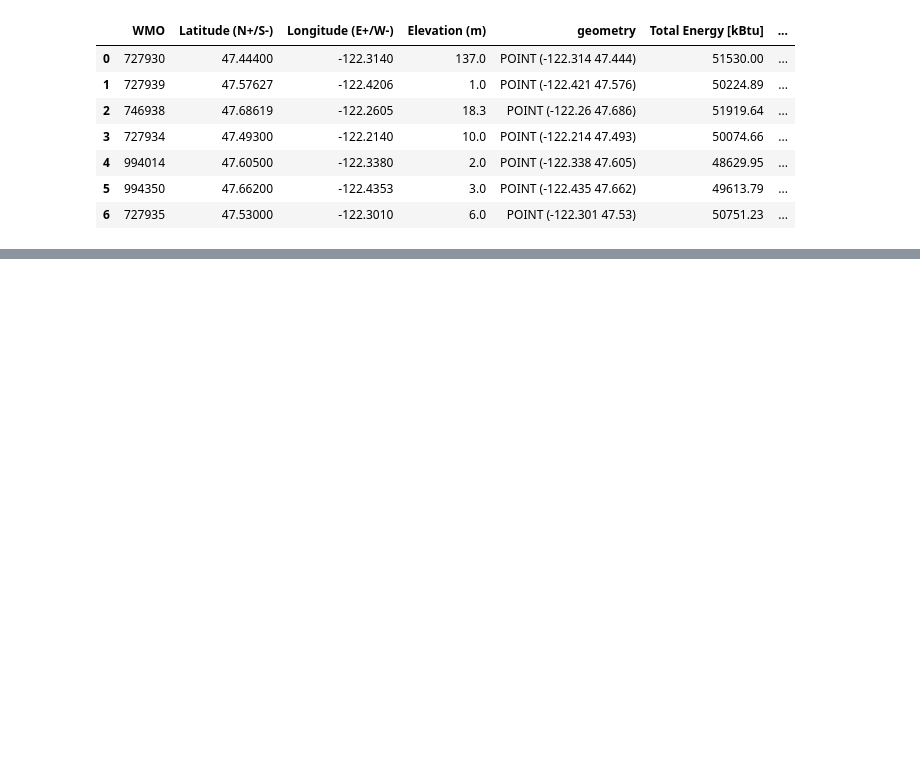
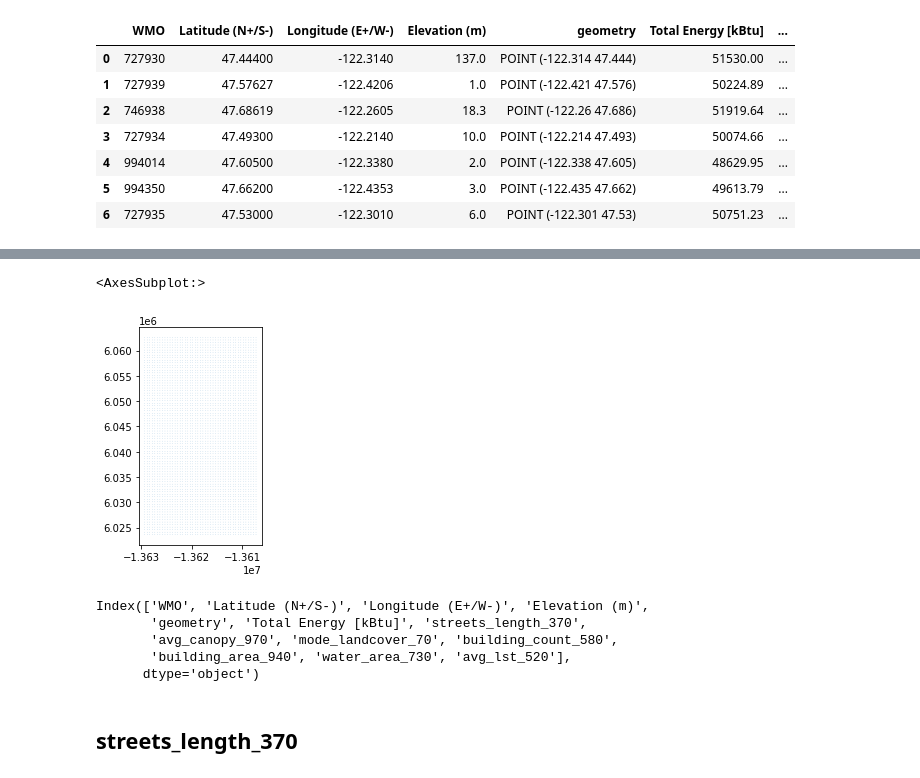
Before and after one commit to aworthyperson/Paper_three_map, a Jupyter notebook: 3_gridding_and_modeling.ipynb, the cells around one changed output, grey strips where cells are left out. Cells and saved outputs as stored; diff of their text form; code cells hidden in the pictures; blank space fills up the shorter version.

```diff
--- a/3_gridding_and_modeling.ipynb
+++ b/3_gridding_and_modeling.ipynb
@@ -264,0 +266,15 @@ KeyError: "None of [Index(['Elevation (m)', 'streets_length_370', 'avg_canopy_97
+# %%
+# Create a new GeoDataFrame with midpoints (centroids)
+midpoint_gdf = grid_gdf.copy()
+
+midpoint_gdf = midpoint_gdf.to_crs(epsg=3857)
+midpoint_gdf['geometry'] = grid_gdf['geometry'].centroid
+
+# record min lon and lat
+midpoint_gdf['min_lon'] = grid_gdf['geometry'].bounds.minx
+midpoint_gdf['min_lat'] = grid_gdf['geometry'].bounds.miny
+midpoint_gdf['max_lon'] = grid_gdf['geometry'].bounds.maxx
+midpoint_gdf['max_lat'] = grid_gdf['geometry'].bounds.maxy
+
+# Optionally, convert the midpoint GeoDataFrame back to EPSG:4326
+midpoint_gdf = midpoint_gdf.to_crs(epsg=4326)
@@ -264,0 +299,39 @@ KeyError: "None of [Index(['Elevation (m)', 'streets_length_370', 'avg_canopy_97
+# %%
+# define a dataset with buffer lengths ranging from 100 to 5000 m in 100 meter increments
+# save these buffer lengths in a dictionary to call for creating each buffer length
+# make a dictionary of the needed buffer length and varraible attributes
+
+# Define buffer distances
+buffer_distances = range(10, 1000, 30)
+
+# Initialize dictionary to hold buffers GeoDataFrames by distance
+buffers_dict = {}
+
+midpoint_gdf = midpoint_gdf.to_crs(epsg=3857)
+
+# Iterate over each buffer distance and create a buffer GeoDataFrame
+for distance in buffer_distances:
+    # Create a new GeoDataFrame with buffered geometries at the current distance
+    buffer_gdf = midpoint_gdf.copy()
+    buffer_gdf['geometry'] = buffer_gdf['geometry'].buffer(distance)
+    buffer_gdf['buffer_size'] = distance  # Add buffer_size column
+
+    # Add the buffered GeoDataFrame to the dictionary with the distance as the key
+    buffers_dict[distance] = buffer_gdf
+# %%
+# example for how to access
+
+buffers_dict[40].plot()
+# %% [output]
+<AxesSubplot:>
+[figure, added]
+# %%
+gdf.columns
+# %% [output]
+Index(['WMO', 'Latitude (N+/S-)', 'Longitude (E+/W-)', 'Elevation (m)',
+       'geometry', 'Total Energy [kBtu]', 'streets_length_370',
+       'avg_canopy_970', 'mode_landcover_70', 'building_count_580',
+       'building_area_940', 'water_area_730', 'avg_lst_520'],
+      dtype='object')
+# %% [markdown]
+## streets_length_370
```
Also changed, not shown: parts of 67 cells of this notebook, 10 other files.
